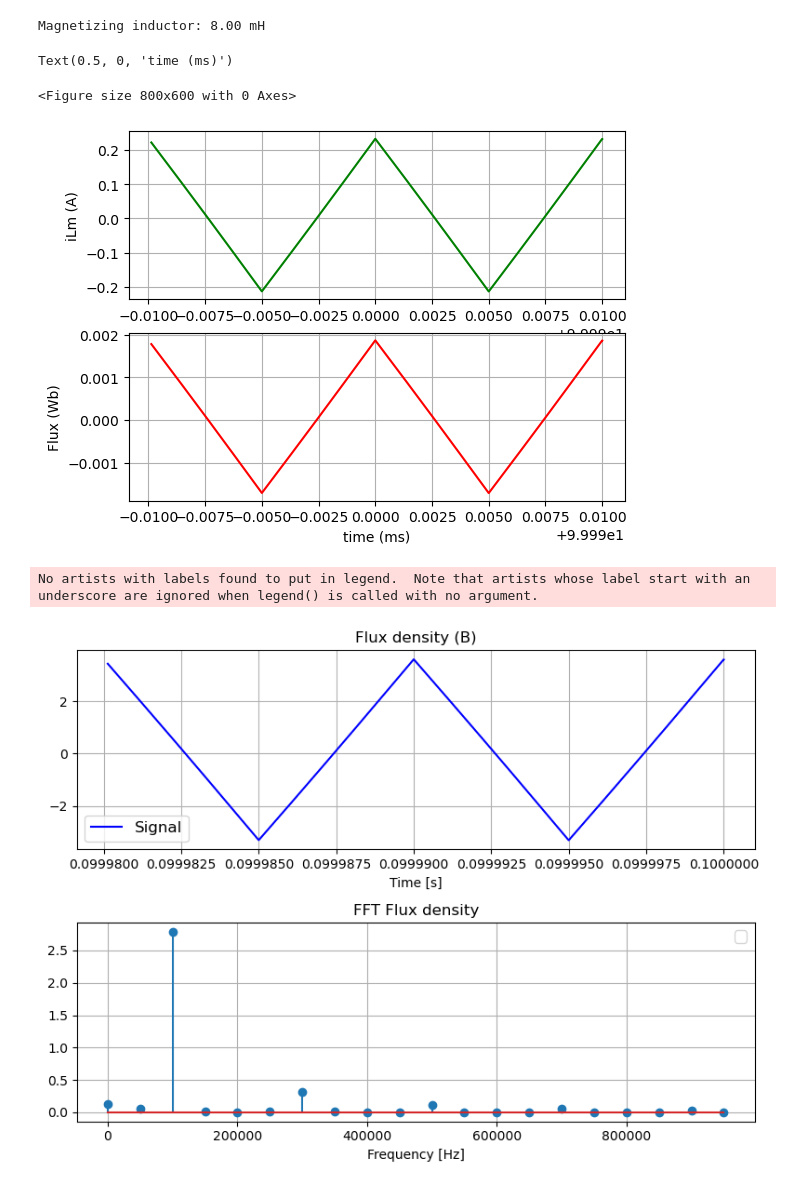
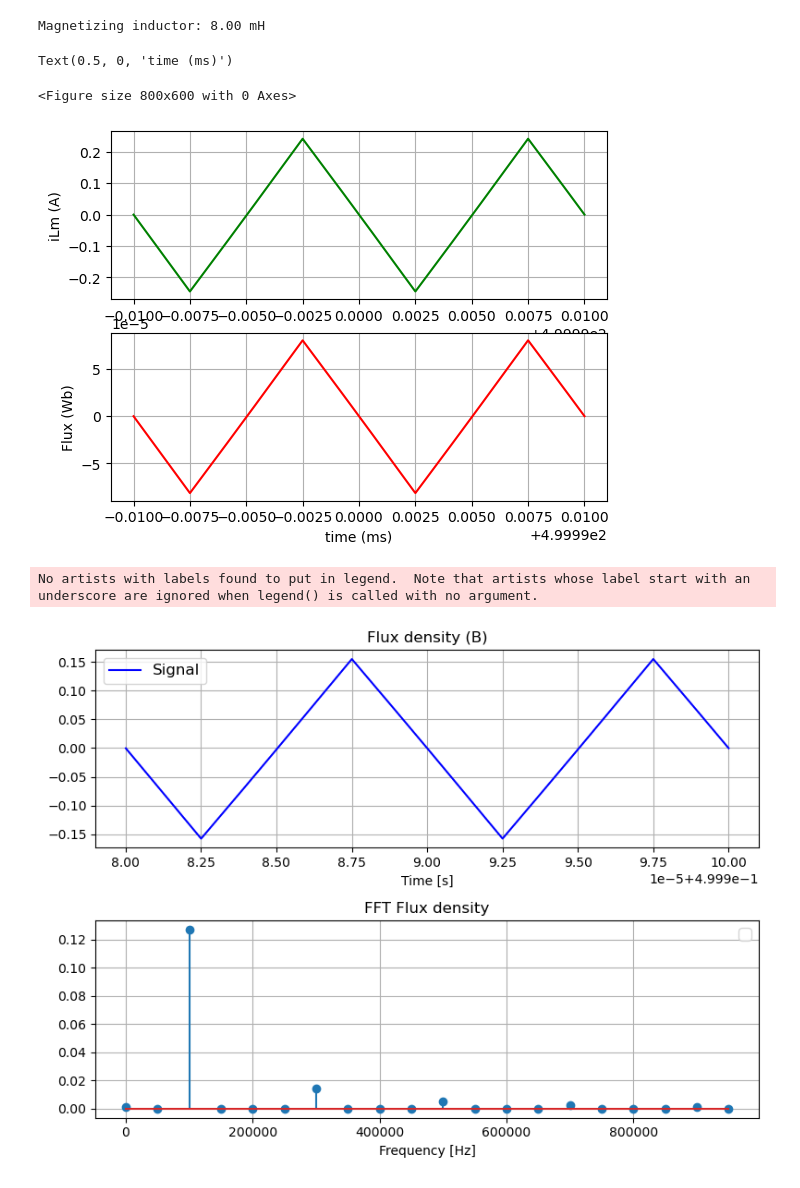
Before and after one commit to aesim-tech/simba-python-examples, a Jupyter notebook: 47. Magnetic Loss in DAB/compute_loss.ipynb, the cells around one changed output. Drawn from its saved outputs; the diff is of its cells as text; code cells hidden in the pictures.

```diff
--- a/47. Magnetic Loss in DAB/compute_loss.ipynb
+++ b/47. Magnetic Loss in DAB/compute_loss.ipynb
@@ -94,8 +94,8 @@ Le = 0.112                                  # magnetic path length (m)
 ur = 2400
 uo = 4 * np.pi *1e-7
 R = Le / Ac / (uo * ur)
-Nt = 24
-Lm = Nt**2 / R
+Npri = 24
+Lm = Npri**2 / R
 print(f'Magnetizing inductor: {Lm * 1e3:.2f} mH')
 # %% [output]
 Magnetizing inductor: 8.00 mH
@@ -109,7 +109,7 @@ design_elec = project.GetDesignByName('1- Electrical Model')
 design_elec.Circuit.GetDeviceByName('Lm').Value = float(np.format_float_scientific(Lm, precision=3))
 design_elec.TransientAnalysis.CompressScopes = True
 design_elec.TransientAnalysis.TimeStep = 2e-9
-design_elec.TransientAnalysis.EndTime = 0.1
+design_elec.TransientAnalysis.EndTime = 0.5
 job = design_elec.TransientAnalysis.NewJob()
 status = job.Run()
 if str(status) != "OK":
@@ -119,35 +119,36 @@ signal_vout = job.GetSignalByName('Vo - Out')
 
 def steadystate_signal(horizon_time: float, *signals):
     timepoints_list = []
     for signal in signals:
         timepoints_list.extend(signal.TimePoints)
     timepoints = sorted(timepoints_list)
     steadystate_maskarray = np.array(timepoints) > (timepoints[-1] - horizon_time)
     steadystate_time = np.array(timepoints)[steadystate_maskarray]
     steadystate_datapoints_list = [np.interp(steadystate_time, signal.TimePoints, signal.DataPoints) for signal in signals]
     return steadystate_time, *steadystate_datapoints_list
 
 fsw = design_elec.Circuit.GetDeviceByName('fsw').Value
 time, vout, iLm = steadystate_signal(2 * 1 / fsw, signal_vout, signal_iLm)
 
-flux = iLm * Lm
+flux = iLm * Lm / Npri
 flux_density = flux / Ac
 
 plt.figure(figsize=(8, 6))
 fig = plt.figure()
 plt.subplot(2, 1 , 1)
 plt.plot(time*1e3, iLm, 'g')
 plt.grid(True)
 plt.ylabel('iLm (A)')
 plt.subplot(2, 1, 2)
 plt.plot(time*1e3, flux, 'r')
 plt.grid(True)
 plt.ylabel('Flux (Wb)')
 plt.xlabel('time (ms)')
+plt.tight_layout()
 # %% [output]
 Text(0.5, 0, 'time (ms)')
 <Figure size 800x600 with 0 Axes>
-[figure, old version]
+[figure, new version]
 # %%
 def compute_fft(time, signal, fstep):
     N = 10000
@@ -183,4 +184,4 @@ plt.tight_layout()
 plt.show()
 # %% [output]
 No artists with labels found to put in legend.  Note that artists whose label start with an underscore are ignored when legend() is called with no argument.
-[figure, old version]
+[figure, new version]
```
Also changed, not shown: 1 other file.
